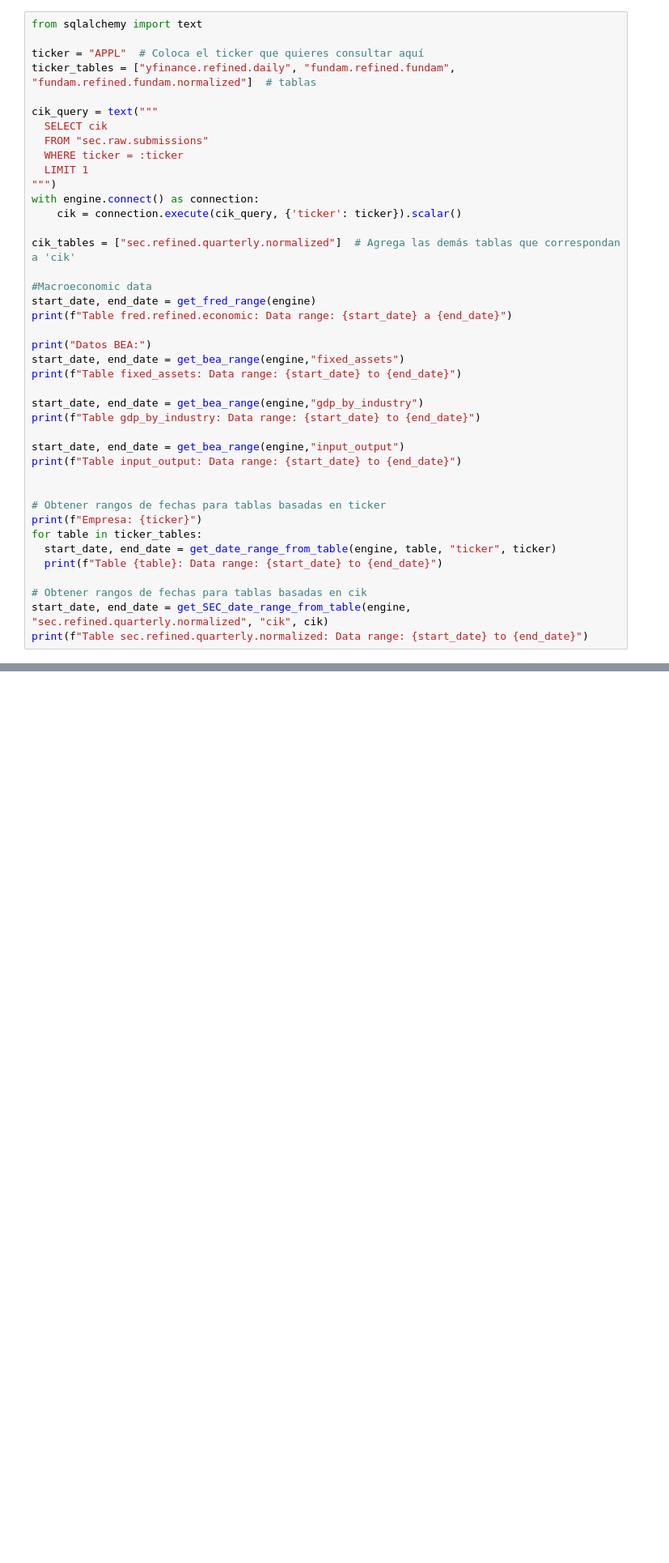
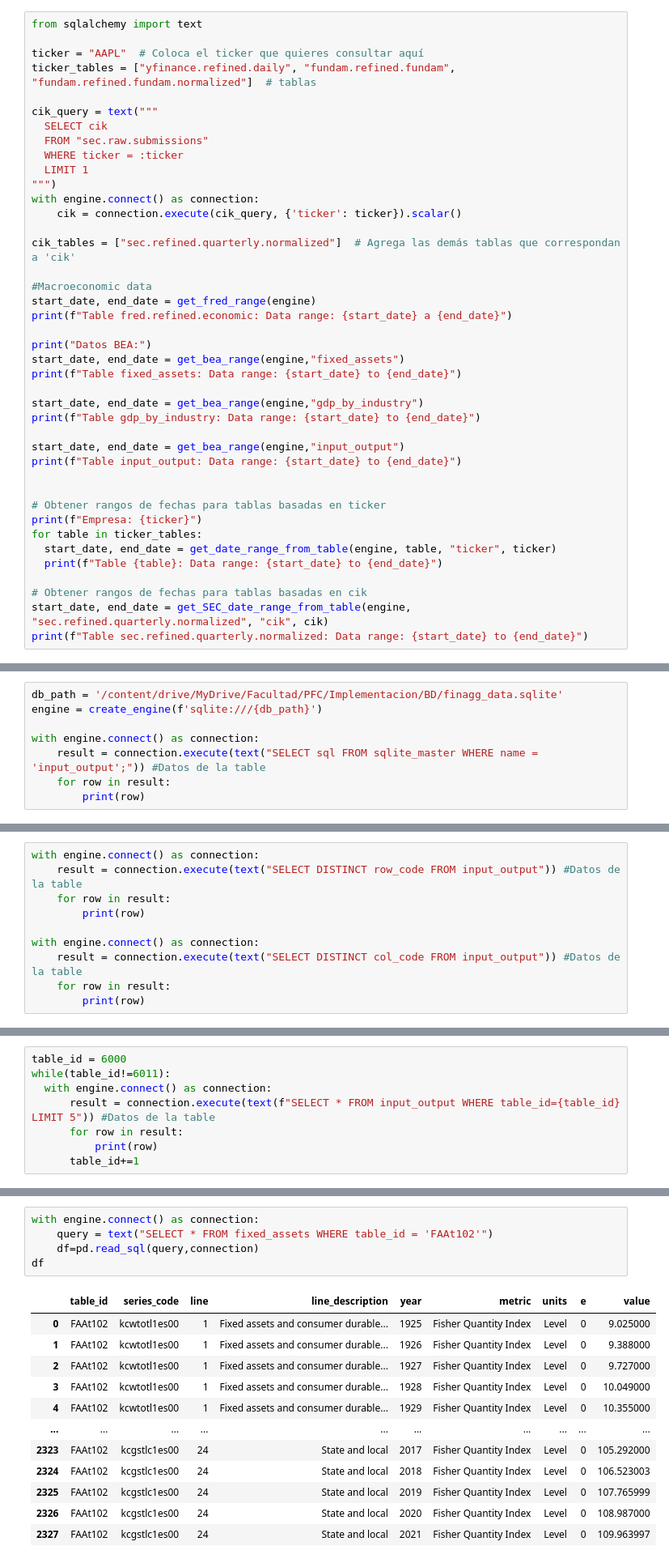
Before and after one commit to CatrielBartezaghi/FinancialDecisionML, a Jupyter notebook: Deliverable2/main2.ipynb, the cells around one changed output, grey strips where cells are left out. Shown at 81% size. Cells and saved outputs as stored; diff of their text form; blank space fills up the shorter version.

Commit message:
Analysis BEA Data

```diff
--- a/Deliverable2/main2.ipynb
+++ b/Deliverable2/main2.ipynb
@@ -190,7 +208,7 @@ def get_bea_range(engine,table_name):
 # %%
 from sqlalchemy import text
 
-ticker = "APPL"  # Coloca el ticker que quieres consultar aquí
+ticker = "AAPL"  # Coloca el ticker que quieres consultar aquí
 ticker_tables = ["yfinance.refined.daily", "fundam.refined.fundam", "fundam.refined.fundam.normalized"]  # tablas
 
 cik_query = text("""
@@ -430,3 +449,11 @@ def show_bea_data(engine,table):
   return df
 # %% [markdown]
 ####Input_Output
+# %%
+db_path = '/content/drive/MyDrive/Facultad/PFC/Implementacion/BD/finagg_data.sqlite'
+engine = create_engine(f'sqlite:///{db_path}')
+
+with engine.connect() as connection:
+    result = connection.execute(text("SELECT sql FROM sqlite_master WHERE name = 'input_output';")) #Datos de la table
+    for row in result:
+        print(row)
@@ -465,0 +481,10 @@ finagg.bea.api.input_output.get_parameter_values("TableID")
+# %%
+with engine.connect() as connection:
+    result = connection.execute(text("SELECT DISTINCT row_code FROM input_output")) #Datos de la table
+    for row in result:
+        print(row)
+
+with engine.connect() as connection:
+    result = connection.execute(text("SELECT DISTINCT col_code FROM input_output")) #Datos de la table
+    for row in result:
+        print(row)
@@ -465,0 +509,8 @@ finagg.bea.api.input_output.get_parameter_values("TableID")
+# %%
+table_id = 6000
+while(table_id!=6011):
+  with engine.connect() as connection:
+      result = connection.execute(text(f"SELECT * FROM input_output WHERE table_id={table_id} LIMIT 5")) #Datos de la table
+      for row in result:
+          print(row)
+      table_id+=1
@@ -499,3 +582,21 @@ finagg.bea.api.fixed_assets.get_parameter_values("TableName")
 | 107 | FAAt902 | Table 9.2. Real Depreciation of F... |
 | 108 | FAAt903 | Table 9.3. Real Investment in Fix... |
 109 rows × 2 columns
+# %%
+with engine.connect() as connection:
+    query = text("SELECT * FROM fixed_assets WHERE table_id = 'FAAt102'")
+    df=pd.read_sql(query,connection)
+df
+# %% [output]
+|  | table_id | series_code | line | line_description | year | metric | units | e | value |
+| 0 | FAAt102 | kcwtotl1es00 | 1 | Fixed assets and consumer durable... | 1925 | Fisher Quantity Index | Level | 0 | 9.025000 |
+| 1 | FAAt102 | kcwtotl1es00 | 1 | Fixed assets and consumer durable... | 1926 | Fisher Quantity Index | Level | 0 | 9.388000 |
+| 2 | FAAt102 | kcwtotl1es00 | 1 | Fixed assets and consumer durable... | 1927 | Fisher Quantity Index | Level | 0 | 9.727000 |
+| 3 | FAAt102 | kcwtotl1es00 | 1 | Fixed assets and consumer durable... | 1928 | Fisher Quantity Index | Level | 0 | 10.049000 |
+| 4 | FAAt102 | kcwtotl1es00 | 1 | Fixed assets and consumer durable... | 1929 | Fisher Quantity Index | Level | 0 | 10.355000 |
+| ... | ... | ... | ... | ... | ... | ... | ... | ... | ... |
+| 2323 | FAAt102 | kcgstlc1es00 | 24 | State and local | 2017 | Fisher Quantity Index | Level | 0 | 105.292000 |
+| 2324 | FAAt102 | kcgstlc1es00 | 24 | State and local | 2018 | Fisher Quantity Index | Level | 0 | 106.523003 |
+| 2325 | FAAt102 | kcgstlc1es00 | 24 | State and local | 2019 | Fisher Quantity Index | Level | 0 | 107.765999 |
+| 2326 | FAAt102 | kcgstlc1es00 | 24 | State and local | 2020 | Fisher Quantity Index | Level | 0 | 108.987000 |
+| 2327 | FAAt102 | kcgstlc1es00 | 24 | State and local | 2021 | Fisher Quantity Index | Level | 0 | 109.963997 |
```
Also changed, not shown: parts of 10 cells of this notebook.
